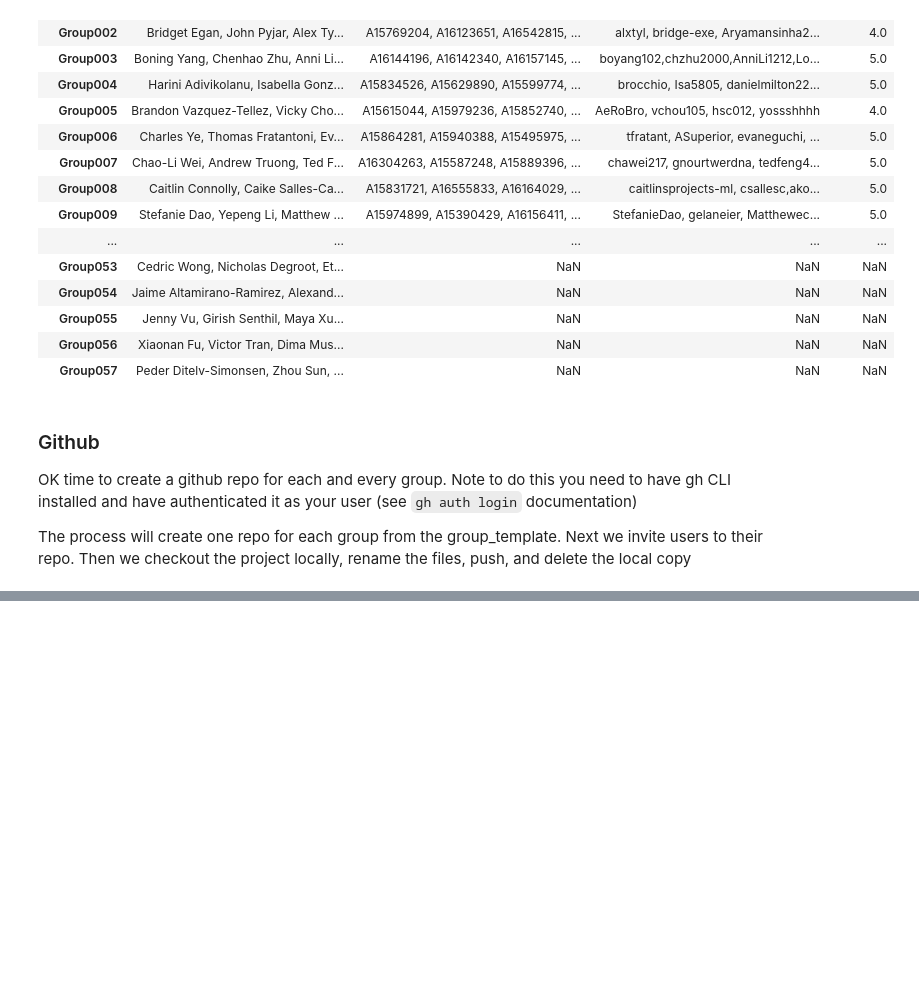
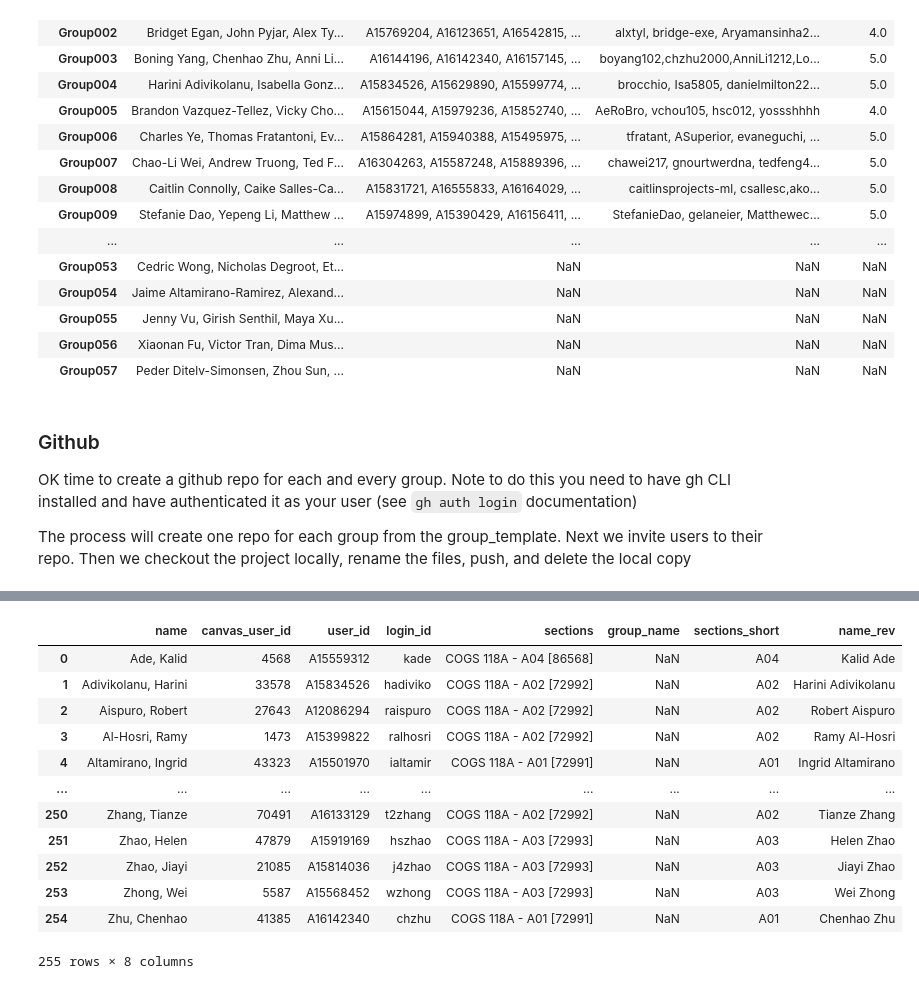
Before and after one commit to LynnMu/Project_Mgmt, a Jupyter notebook: assign_project_groups.ipynb, the cells around one changed output, grey strips where cells are left out. Saved outputs shown, nothing was run; the diff lists cells and outputs as text; code cells hidden in the pictures; blank space fills up the shorter version.

Commit message:
forgot to update project creation workbook last quarter after we changed it form 108 to 118

```diff
--- a/assign_project_groups.ipynb
+++ b/assign_project_groups.ipynb
@@ -768,0 +1017,19 @@ gh repo create --template COGS118A/group_template -y COGS118A/Group013-Sp22 256
+# %%
+roster = pd.read_csv('Projects.csv')
+roster['sections_short'] = roster['sections'].apply( lambda x: x.split()[3])
+roster['name_rev'] = roster['name'].apply( lambda x: ' '.join(x.split(',')[::-1]).strip() )
+roster
+# %% [output]
+|  | name | canvas_user_id | user_id | login_id | sections | group_name | sections_short | name_rev |
+| 0 | Ade, Kalid | 4568 | A15559312 | kade | COGS 118A - A04 [86568] | NaN | A04 | Kalid Ade |
+| 1 | Adivikolanu, Harini | 33578 | A15834526 | hadiviko | COGS 118A - A02 [72992] | NaN | A02 | Harini Adivikolanu |
+| 2 | Aispuro, Robert | 27643 | A12086294 | raispuro | COGS 118A - A02 [72992] | NaN | A02 | Robert Aispuro |
+| 3 | Al-Hosri, Ramy | 1473 | A15399822 | ralhosri | COGS 118A - A02 [72992] | NaN | A02 | Ramy Al-Hosri |
+| 4 | Altamirano, Ingrid | 43323 | A15501970 | ialtamir | COGS 118A - A01 [72991] | NaN | A01 | Ingrid Altamirano |
+| ... | ... | ... | ... | ... | ... | ... | ... | ... |
+| 250 | Zhang, Tianze | 70491 | A16133129 | t2zhang | COGS 118A - A02 [72992] | NaN | A02 | Tianze Zhang |
+| 251 | Zhao, Helen | 47879 | A15919169 | hszhao | COGS 118A - A03 [72993] | NaN | A03 | Helen Zhao |
+| 252 | Zhao, Jiayi | 21085 | A15814036 | j4zhao | COGS 118A - A03 [72993] | NaN | A03 | Jiayi Zhao |
+| 253 | Zhong, Wei | 5587 | A15568452 | wzhong | COGS 118A - A03 [72993] | NaN | A03 | Wei Zhong |
+| 254 | Zhu, Chenhao | 41385 | A16142340 | chzhu | COGS 118A - A01 [72991] | NaN | A01 | Chenhao Zhu |
+255 rows × 8 columns
```
Also changed, not shown: parts of 19 cells of this notebook.
